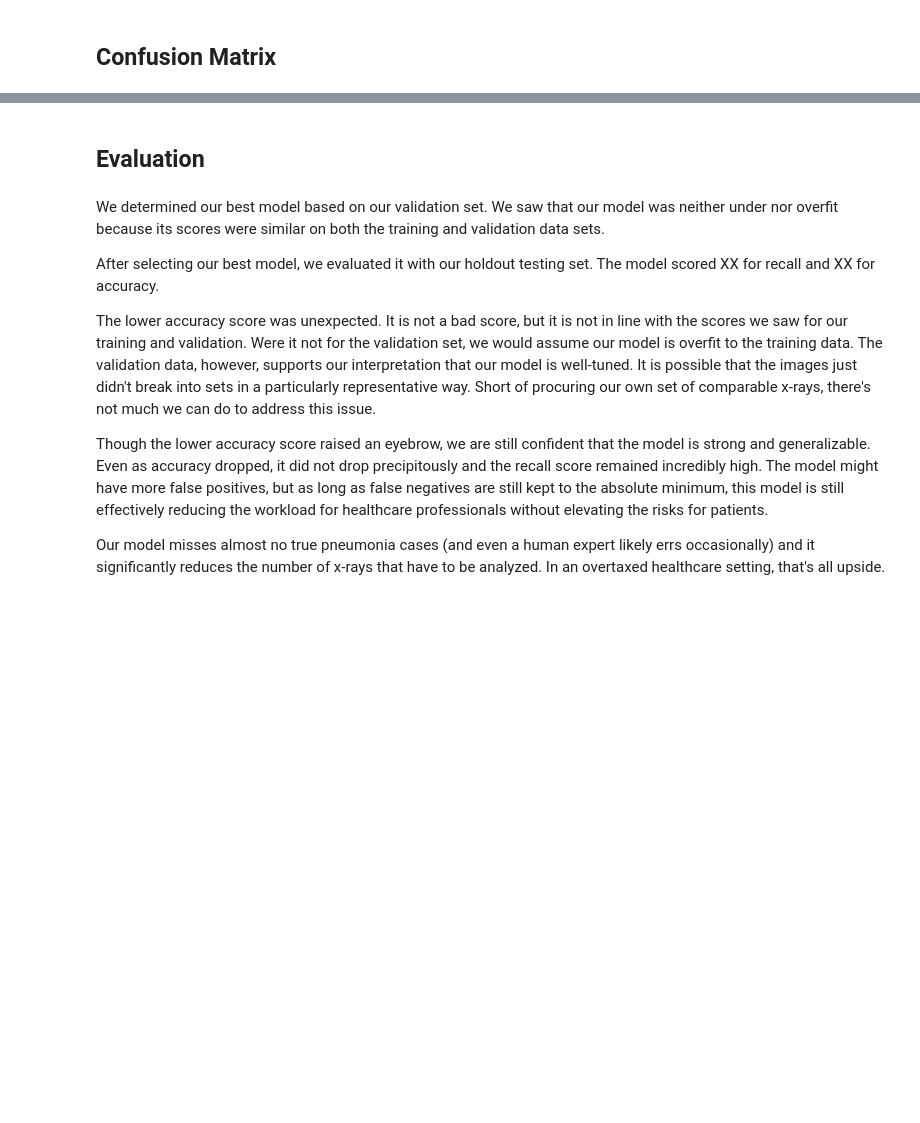
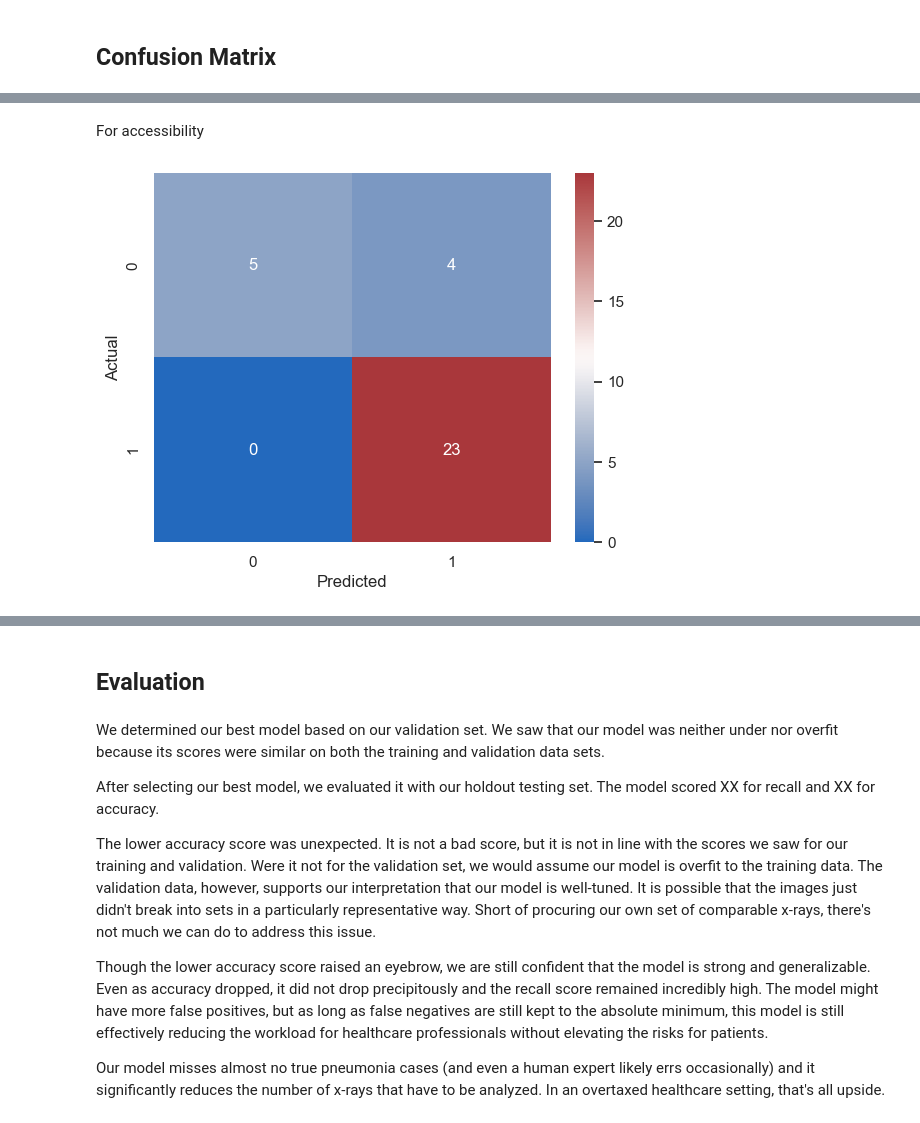
Before and after one commit to nickthetj/GroupProject4, a Jupyter notebook: notebooks/Final Notebook.ipynb, the cells around one changed output, grey strips where cells are left out. Saved outputs shown, nothing was run; the diff lists cells and outputs as text; code cells hidden in the pictures; blank space fills up the shorter version.

```diff
--- a/notebooks/Final Notebook.ipynb
+++ b/notebooks/Final Notebook.ipynb
@@ -377,0 +399,9 @@ NameError: name 'confusion_matrix' is not defined
+# %% [markdown]
+For accessibility
+# %%
+sns.heatmap(cm, annot=True, cmap='vlag')
+plt.xlabel('Predicted')
+plt.ylabel('Actual')
+plt.show()
+# %% [output]
+[figure, added]
```
Also changed, not shown: parts of 28 cells of this notebook.
